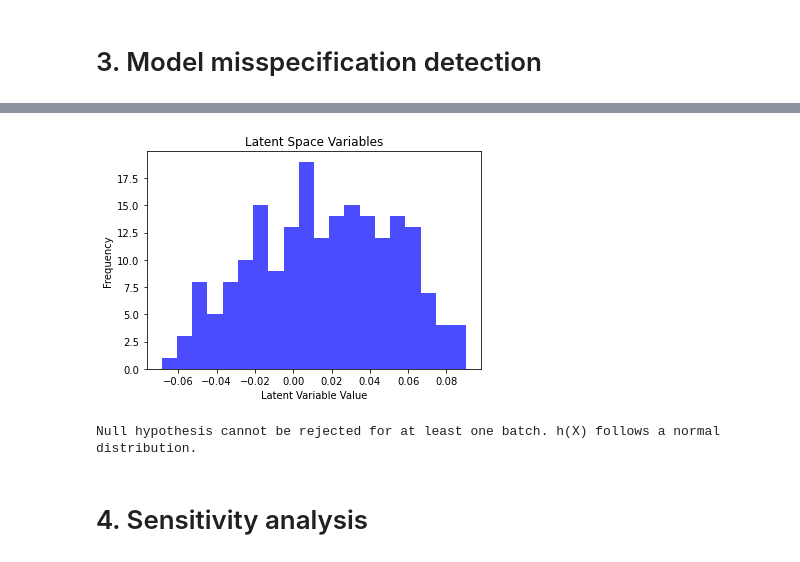
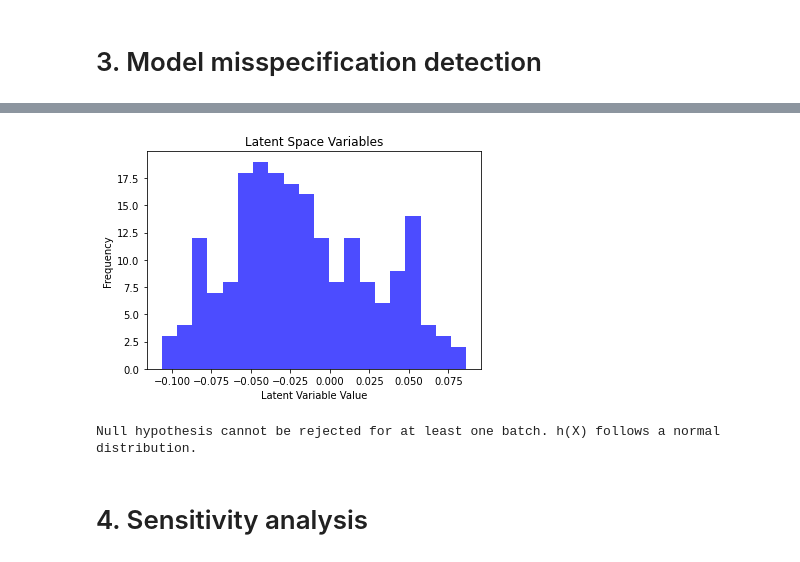
Before and after one commit to lukevoss/GNN, a Jupyter notebook: Assignment_4/epidemiology.ipynb, the cells around one changed output, grey strips where cells are left out. Drawn from its saved outputs; the diff is of its cells as text; code cells hidden in the pictures.

```diff
--- a/Assignment_4/epidemiology.ipynb
+++ b/Assignment_4/epidemiology.ipynb
@@ -862,7 +863,7 @@ def nll_loss(z, ljd):
     loss = torch.sum(0.5*torch.sum(z**2, -1)-ljd)
     return loss
 # %%
-def training_per_epoch(model, train_loader, optimizer, batchsize):
+def training_per_epoch(model, train_loader, optimizer, batchsize, mmd_weight):
     model.train()
     loss_sum = 0
     for input, ground_truth in train_loader:
@@ -872,14 +873,14 @@ def training_per_epoch(model, train_loader, optimizer, batchsize):
         loss = nll_loss(z,ljd) / batchsize
 
         standard_gaussian = torch.randn(condition.shape)
-        loss += mmd_loss(condition, standard_gaussian,  kernel='rbf')
+        loss += mmd_weight * mmd_loss(condition, standard_gaussian,  kernel='rbf')
         loss.backward()
         optimizer.step()
         loss_sum += loss.item()
     return loss_sum/len(train_loader)
 
 
-def validation_per_epoch(model, validation_loader, batchsize):
+def validation_per_epoch(model, validation_loader, batchsize, mmd_weight):
     model.eval()
     loss_sum = 0
     with torch.no_grad():
@@ -889,20 +890,20 @@ def validation_per_epoch(model, validation_loader, batchsize):
             loss = nll_loss(z,ljd) / batchsize
             standard_gaussian = torch.randn(condition.shape)
             #standard_gaussian = torch.normal(mean=0, std=1, size=(condition.shape))
-            loss += mmd_loss(condition, standard_gaussian,  kernel='rbf')
+            loss += mmd_weight * mmd_loss(condition, standard_gaussian,  kernel='rbf')
             loss_sum += loss.item()
     return loss_sum/len(validation_loader)
 
 
-def train_fusion(model, train_loader, validation_loader, batch_size=32, epochs=10, learning_rate=0.001):
+def train_fusion(model, train_loader, validation_loader, batch_size=32, epochs=10, learning_rate=0.001, mmd_weight = 1):
     optimizer = torch.optim.Adam(params=model.parameters(), lr=learning_rate)
     train_losses = np.zeros(epochs)
     validation_losses = np.zeros(epochs)
     for epoch in range(epochs):
         train_loss = training_per_epoch(
-            model=model, train_loader=train_loader, optimizer=optimizer, batchsize=batch_size)
+            model=model, train_loader=train_loader, optimizer=optimizer, batchsize=batch_size, mmd_weight=mmd_weight)
         validation_loss = validation_per_epoch(
-            model=model, validation_loader=validation_loader, batchsize=batch_size)
+            model=model, validation_loader=validation_loader, batchsize=batch_size, mmd_weight=mmd_weight)
         train_losses[epoch] = train_loss
         validation_losses[epoch] = validation_loss
         print(
@@ -917,7 +918,7 @@ params = {'input_size': 2*100,
           'blocks': 10}
 
 training_params = {'batch_size': 32,
-                   'epochs': 200,
+                   'epochs': 50,
                    'learning_rate': 0.0005,
                    'train_loader': train_loader,
                    'validation_loader': validation_loader}
@@ -948,19 +949,19 @@ Epoch [200/200], Train Loss: -13.9368, Validation Loss: -12.654679775238037
 # %%
 def plot_hx_histogram(observed_values, bins = 20):
     plt.hist(observed_values, bins=bins, alpha=0.7, color='blue')
     plt.title(f'Latent Space Variables')
     plt.xlabel('Latent Variable Value')
     plt.ylabel('Frequency')
     plt.show()
 
 observed_values = np.zeros((model.feature_size, len(test_loader)))
 for i ,(data, targets) in enumerate(test_loader):
         with torch.no_grad():
             observed_values[:, i] = model.summary_net(data)
 
-plot_hx_histogram(observed_values[2,:])
+plot_hx_histogram(observed_values[1,:])
 # %% [output]
-[figure, old version]
+[figure, new version]
 # %%
 import scipy.stats as stats
 def check_chi_test(fusion_model, test_loader, significance_level=0.01):
@@ -988,13 +989,9 @@ def check_chi_test(fusion_model, test_loader, significance_level=0.01):
         print("Null hypothesis cannot be rejected for at least one batch. h(X) follows a normal distribution.")
     else:
         print("Null hypothesis is rejected for all batches")
-
-
-
-
-
-check_chi_test(model, test_loader, 0.01)
-# %% [output]
-Null hypothesis cannot be rejected for at least one batch. h(X) follows a normal distribution.
+# %%
+check_chi_test(model, test_loader, 0.01)
+# %% [output]
+Null hypothesis cannot be rejected for at least one batch. h(X) follows a normal distribution.
 # %% [markdown]
 # 4. Sensitivity analysis
```
Also changed, not shown: parts of 11 cells of this notebook.
